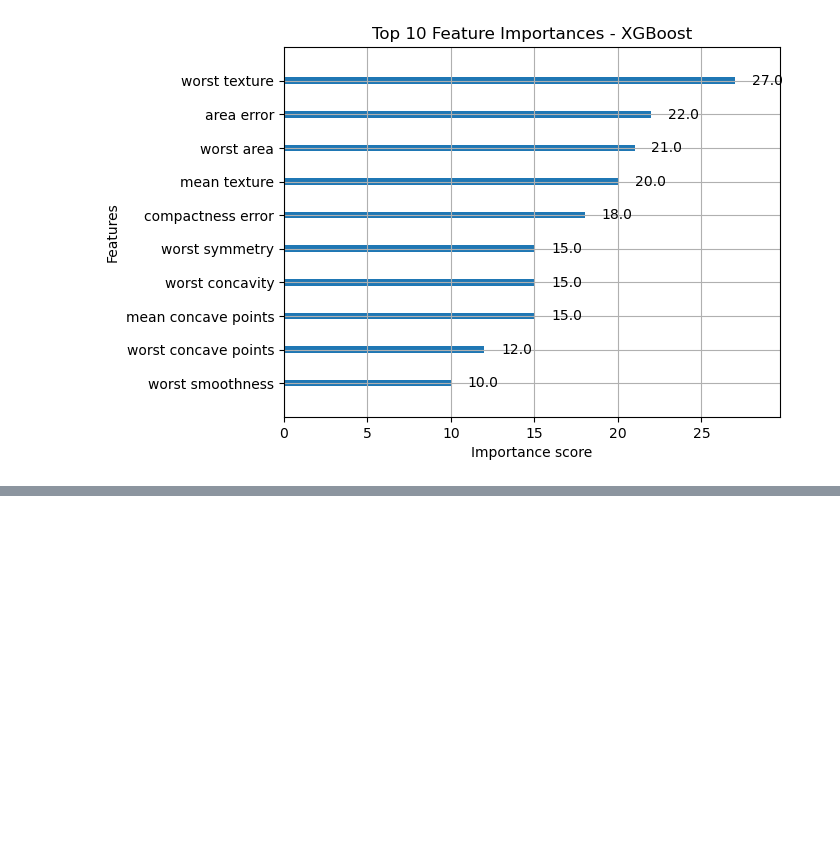
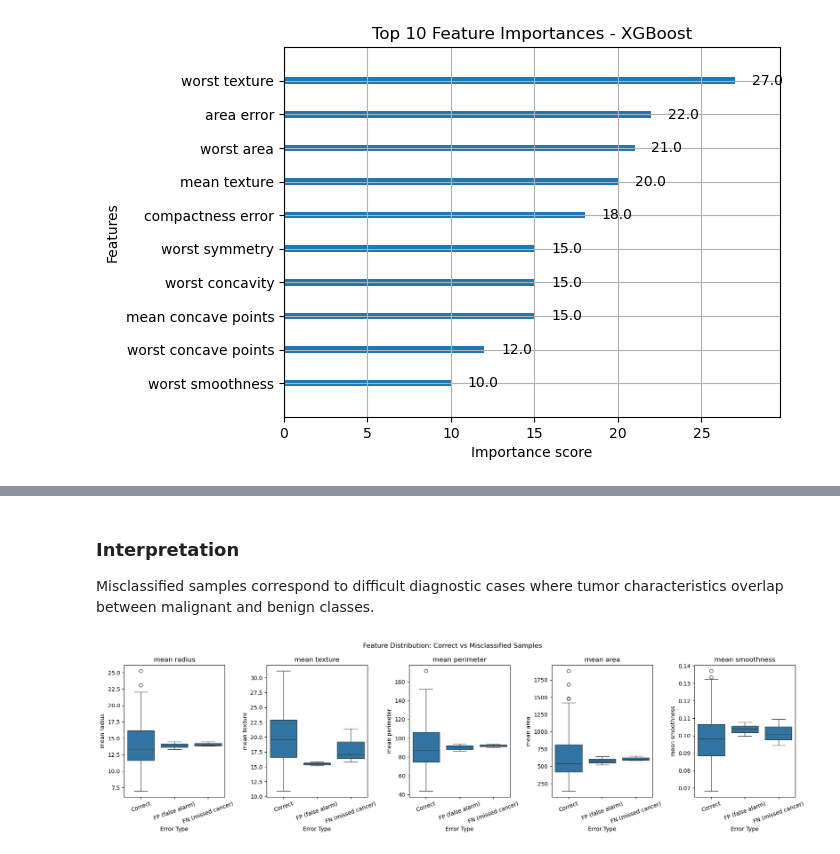
Before and after one commit to NawresFekih/CodeAlpha_disease-prediction-ml, a Jupyter notebook: notebooks/breast_cancer_prediction.ipynb, the cells around one changed output, grey strips where cells are left out. Saved outputs shown, nothing was run; the diff lists cells and outputs as text; code cells hidden in the pictures; blank space fills up the shorter version.

```diff
--- a/notebooks/breast_cancer_prediction.ipynb
+++ b/notebooks/breast_cancer_prediction.ipynb
@@ -181,0 +293,40 @@ plt.show()
+# %% [markdown]
+### Interpretation
+Misclassified samples correspond to difficult diagnostic cases
+where tumor characteristics overlap between malignant and benign classes.
+# %%
+top_features = [
+    "mean radius",
+    "mean texture",
+    "mean perimeter",
+    "mean area",
+    "mean smoothness"
+]
+
+X_test_df["Error Type"] = "Correct"
+X_test_df.loc[
+    misclassified_idx,
+    "Error Type"
+] = misclassified_df["Error Type"].values
+# %%
+fig, axes = plt.subplots(1, len(top_features), figsize=(18,5))
+
+for i, feat in enumerate(top_features):
+    sns.boxplot(
+        data=X_test_df,
+        x="Error Type",
+        y=feat,
+        ax=axes[i]
+    )
+    axes[i].set_title(feat)
+    axes[i].tick_params(axis='x', rotation=20)
+
+plt.suptitle(
+    "Feature Distribution: Correct vs Misclassified Samples"
+)
+
+plt.tight_layout()
+plt.savefig("error_feature_analysis.png")
+plt.show()
+# %% [output]
+[figure, added]
```
Also changed, not shown: parts of 23 cells of this notebook, 1 other file.
